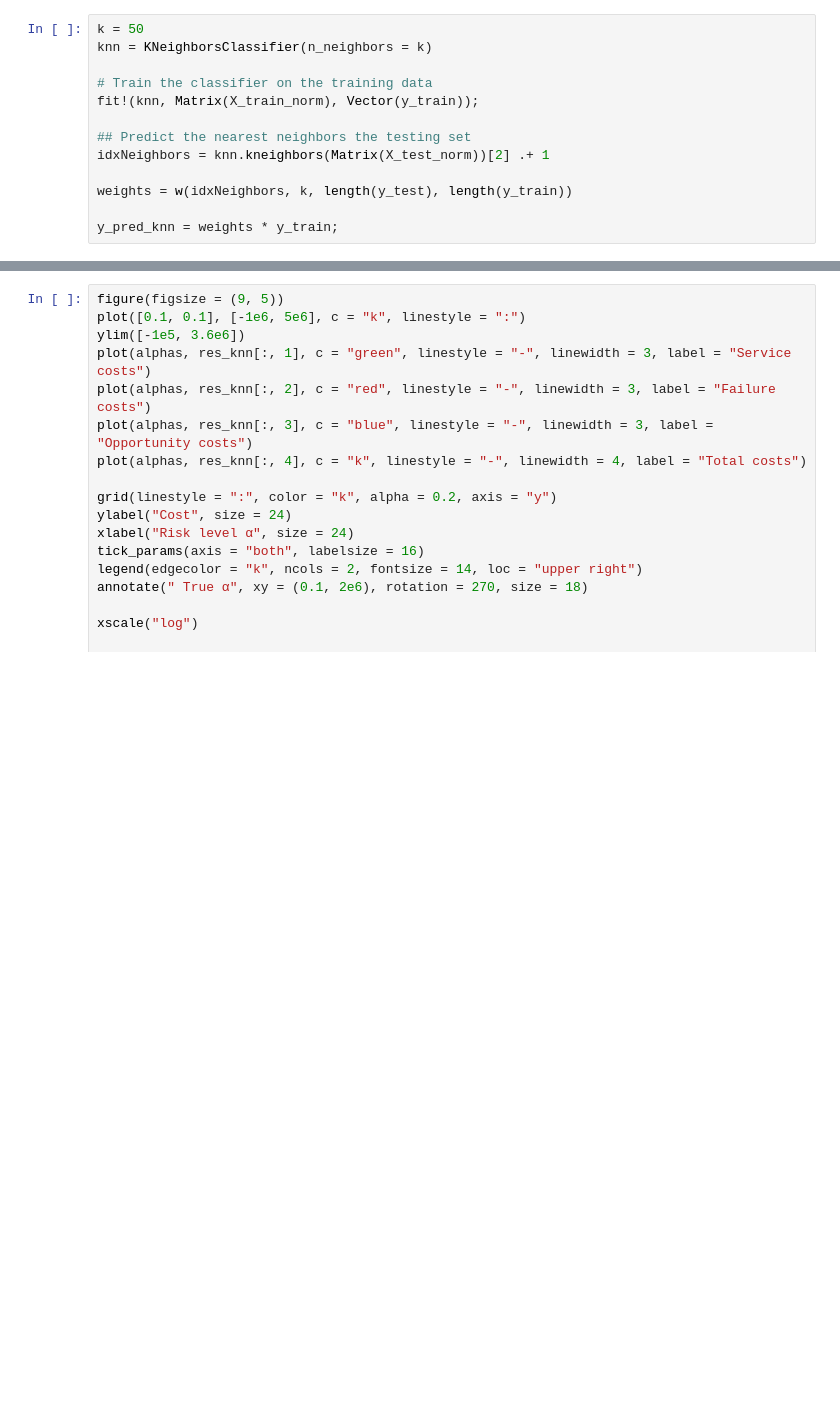
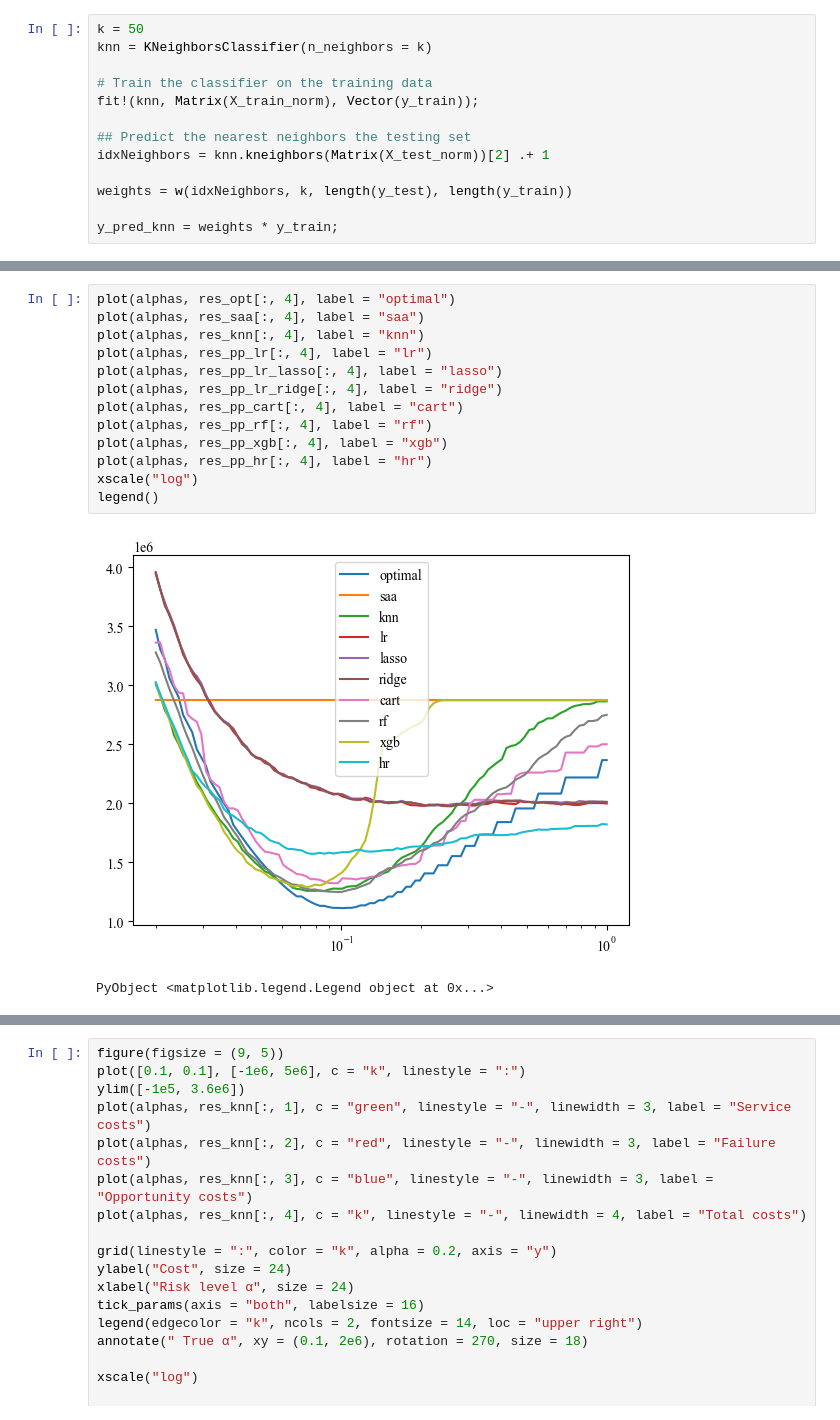
Before and after one commit to martinbog19/ml-engine-maintenance, a Jupyter notebook: Prescriptive Phase/model.ipynb, the cells around one changed output, grey strips where cells are left out. Cells and saved outputs as stored; diff of their text form; blank space fills up the shorter version.

```diff
--- a/Prescriptive Phase/model.ipynb
+++ b/Prescriptive Phase/model.ipynb
@@ -235,0 +337,16 @@ Academic license - for non-commercial use only - expires 2024-08-18
+# %%
+plot(alphas, res_opt[:, 4], label = "optimal")
+plot(alphas, res_saa[:, 4], label = "saa")
+plot(alphas, res_knn[:, 4], label = "knn")
+plot(alphas, res_pp_lr[:, 4], label = "lr")
+plot(alphas, res_pp_lr_lasso[:, 4], label = "lasso")
+plot(alphas, res_pp_lr_ridge[:, 4], label = "ridge")
+plot(alphas, res_pp_cart[:, 4], label = "cart")
+plot(alphas, res_pp_rf[:, 4], label = "rf")
+plot(alphas, res_pp_xgb[:, 4], label = "xgb")
+plot(alphas, res_pp_hr[:, 4], label = "hr")
+xscale("log")
+legend()
+# %% [output]
+[figure, added]
+PyObject <matplotlib.legend.Legend object at 0x...>
```
Also changed, not shown: parts of 15 cells of this notebook, 7 other files.
